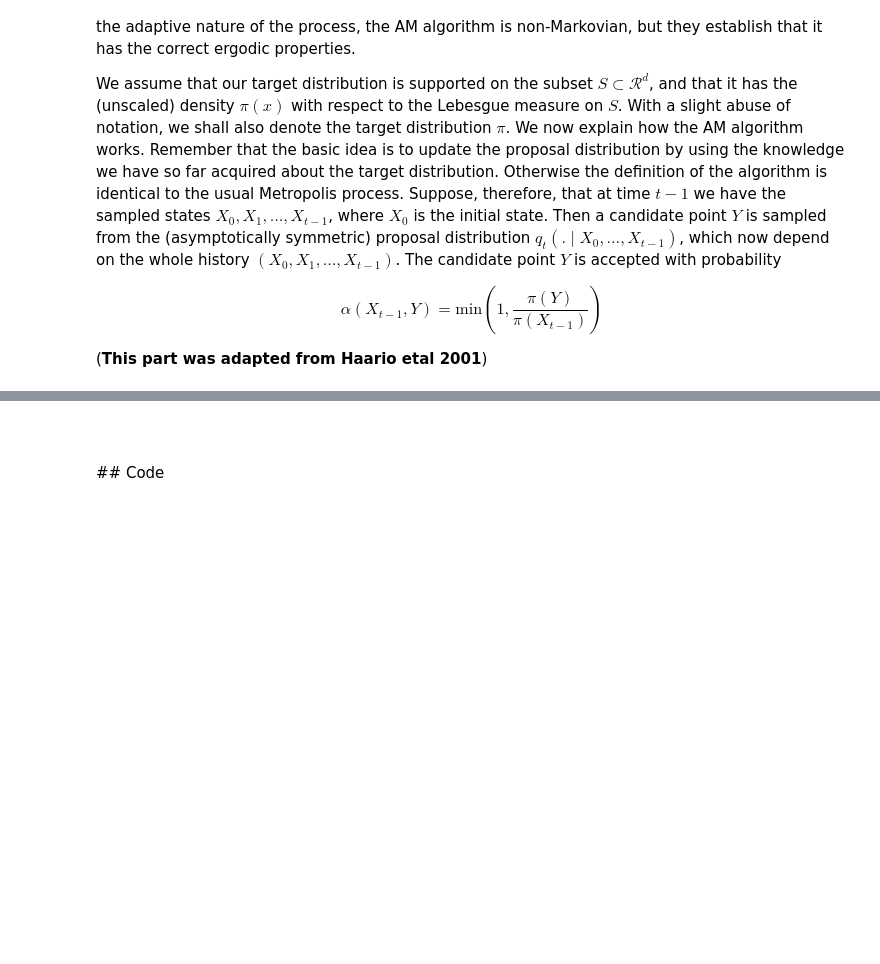
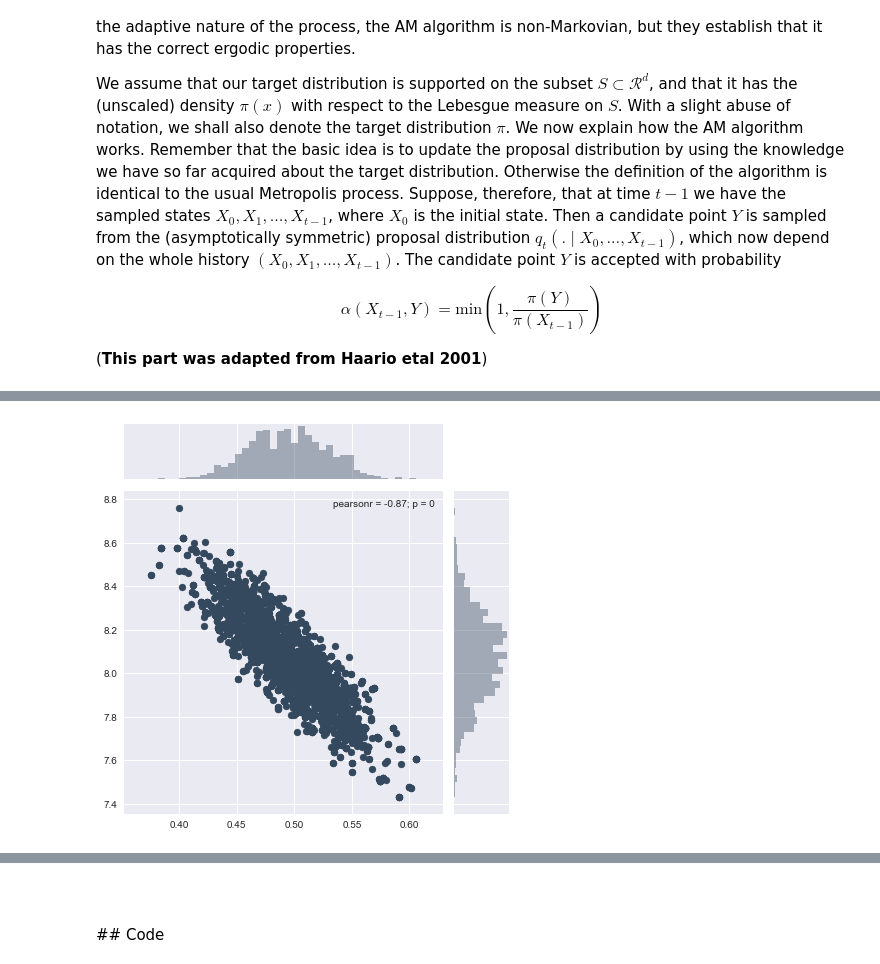
Before and after one commit to MingxuanZhang/MCMC_Tutorial, a Jupyter notebook: mcmc_tutorial.ipynb, the cells around one changed output, grey strips where cells are left out. Cells and saved outputs as stored; diff of their text form; code cells hidden in the pictures; blank space fills up the shorter version.

```diff
--- a/mcmc_tutorial.ipynb
+++ b/mcmc_tutorial.ipynb
@@ -492,15 +497,7 @@ def update_cov(X, d=2, s_d=S_d, eps=0.0001, i_d=I_d):
     cov = np.cov(X)
     return s_d*cov + i_d*eps*s_d
 # %%
-class AdaptiveMCMC: # This is the class to set the specific problem we want to solve by using Metropolis-Hastings algorithm
-    def __init__(self, initial, logposterior, stepsize, x_meas, y_meas, sigma, t0=100):
-        self.current = initial # The initial state
-        self.logpost = logposterior # The log-posterior function
-        self.stepsize = stepsize # The step size to draw samples from mulitvariare normal distirbution
-        self.x = x_meas
-        self.y = y_meas
-        self.sigma = sigma
-        self.t0 = t0
+class AdaptiveMCMC(ProblemMCMC): # This is the class to set the specific problem we want to solve by using Metropolis-Hastings algorithm
 
     def random_move(self, t, X): # This is the function to pick a random move by drawing from a multivariate normal distribution
         if (t <= self.t0):
@@ -510,7 +507,7 @@ class AdaptiveMCMC: # This is the class to set the specific problem we want to s
             next_move = stats.multivariate_normal.rvs(self.current.state, cov)
         return next_move, self.logpost(next_move, self.x, self.y, self.sigma)
 # %%
-def Adaptive_mcmc(problem, n_iter):
+def Adaptive_mcmc(problem, n_iter, sequence_title):
 
     # want to keep growing these lists to track the parameter estimates
     alpha = [problem.current.state[0]]
@@ -519,7 +516,8 @@ def Adaptive_mcmc(problem, n_iter):
     n_accept = 0
     S = 0
 
-    for t in tnrange(n_iter):
+    bar = pyprind.ProgBar(n_iter, title='\nRunning adaptive algorithm on '+sequence_title, bar_char='#')
+    for t in range(n_iter):
         S += 1
         nextMove, nextValue = problem.random_move(t, [alpha, beta])
         delta_obj = np.exp(nextValue - lpost[-1])
@@ -546,5 +544,6 @@ def Adaptive_mcmc(problem, n_iter):
                 alpha.append(alpha[-1])
                 beta.append(beta[-1])
                 lpost.append(lpost[-1])
+        bar.update()
 
     return (alpha, beta, lpost, n_accept/S)
@@ -577,0 +550,2 @@ plt.show()
+# %%
+alphas, betas, alpha_ana, beta_ana, ar = sequences_generator(mcmc=Adaptive_mcmc, problem=AdaptiveMCMC, m=4, n_iter=4000)
@@ -577,0 +570,4 @@ plt.show()
+# %%
+sns.jointplot(np.array(alphas[0]), np.array(betas[0]));
+# %% [output]
+[figure, added]
```
Also changed, not shown: parts of 12 cells of this notebook, 4 other files.
